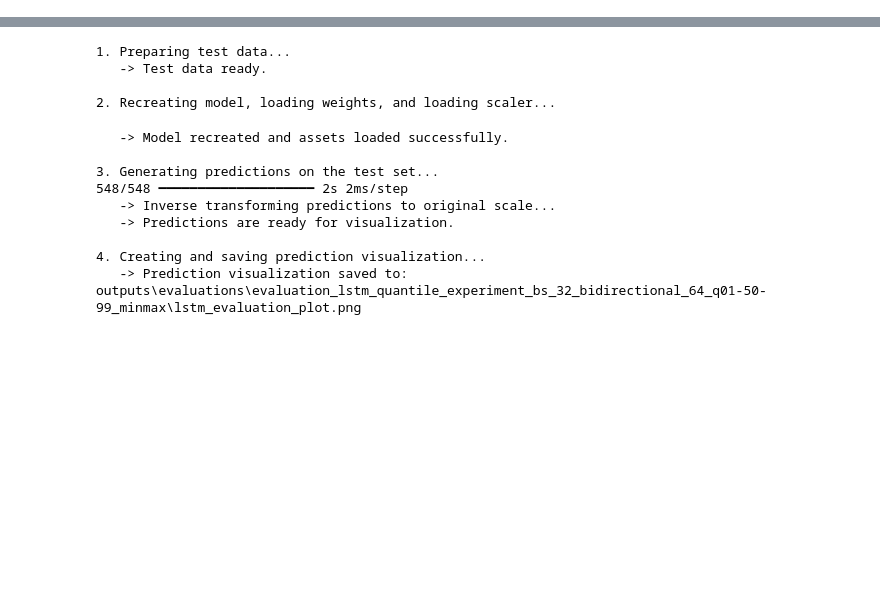
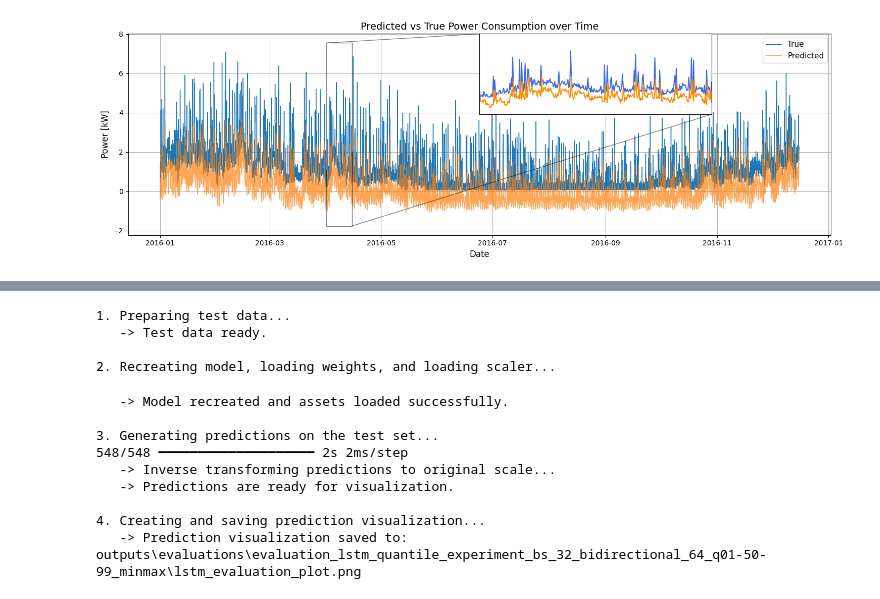
Before and after one commit to Antonin-MORENO/energy-forecasting-ml, a Jupyter notebook: notebooks/prediction_Vizualisation.ipynb, the cells around one changed output, grey strips where cells are left out. Saved outputs shown, nothing was run; the diff lists cells and outputs as text; code cells hidden in the pictures; blank space fills up the shorter version.

```diff
--- a/notebooks/prediction_Vizualisation.ipynb
+++ b/notebooks/prediction_Vizualisation.ipynb
@@ -128,49 +128,47 @@ plt.show()
 [figure]
 # %%
-# === IMPORTS ===
 import os
 import numpy as np
 import pandas as pd
 import matplotlib.pyplot as plt
+from matplotlib.dates import DateFormatter
+from matplotlib import rcParams
 import joblib
 from keras.optimizers import Adam
-from src.models.lstm_model import LSTMModel      # Custom LSTM class
-from src.data.data_handler import DataHandler    # Custom data handler for sequences
+from src.models.lstm_model import LSTMModel
+from src.data.data_handler import DataHandler
 
 # === PATHS ===
-# Define experiment name and path to model, scalers, and test CSV
 exp_name       = 'lstm_smartumass_multiappart_lag_temp_cyclical'
 base_dir       = os.path.join('D:/Data science/energy-forecasting-ml/outputs', 'experiments_UMass', exp_name)
 model_path     = os.path.join(base_dir, 'checkpoints', 'best_lstm_model.keras')
 scaler_x_path  = os.path.join(base_dir, 'x_scaler.pkl')
 scaler_y_path  = os.path.join(base_dir, 'y_scaler.pkl')
-csv_path_test  = 'D:/Data science/energy-forecasting-ml/data/processed/UMass Smart Dataset/test_ready_Apt75_2015.csv'
+csv_path_test  = 'D:/Data science/energy-forecasting-ml/data/processed/UMass Smart Dataset/test_apartment.csv'
 
-# === COLUMNS USED ===
-# Specify time column, target, and input features
+# === COLUMNS ===
 date_col      = 'time'
 target_col    = 'power [kW]'
 feature_cols  = ['power [kW]_lag_1', 'power [kW]_lag_24', 'power [kW]_lag_168', 'temperature',
                  'hour_sin', 'hour_cos', 'weekday_sin', 'weekday_cos', 'month_sin', 'month_cos']
 no_scale_cols = ['hour_sin', 'hour_cos', 'weekday_sin', 'weekday_cos', 'month_sin', 'month_cos']
 
-# === LOAD INPUT SCALER ===
-x_scaler = joblib.load(scaler_x_path)
-
-# === LOAD TEST DATA ===
+# === LOAD DATA ===
 df_test = pd.read_csv(csv_path_test, parse_dates=[date_col])
 X_test_ap = df_test[feature_cols].copy()
-y_test_ap = df_test[target_col].values  # Ground truth values
+y_test_ap = df_test[target_col].values
+test_dates = df_test[date_col].reset_index(drop=True)
 
-# === APPLY SCALING ON X TEST DATA ===
+# === SCALE FEATURES ===
+x_scaler = joblib.load(scaler_x_path)
 cols_to_scale = [c for c in feature_cols if c not in no_scale_cols]
 X_test_ap[cols_to_scale] = x_scaler.transform(X_test_ap[cols_to_scale])
 
-# === RECREATE FULL TEST SET WITH SCALED X AND ORIGINAL Y ===
+# === RECREATE SCALED TEST SET ===
 df_test_scaled = X_test_ap.copy()
-df_test_scaled[target_col] = y_test_ap  # Reattach unscaled target for sequence generation
+df_test_scaled[target_col] = y_test_ap
 
-# === CREATE SEQUENCES FROM THE SCALED TEST DATA ===
+# === CREATE SEQUENCES ===
 dh_test = DataHandler(
     csv_path=csv_path_test,
     date_col=date_col,
@@ -183,12 +181,9 @@ dh_test = DataHandler(
 )
 X_seq_te, X_stat_te, y_te = dh_test.create_sequences(df_test_scaled)
 
-# Prepare input dictionary (for models with multiple input branches)
-X_test_dict = {'seq_input': X_seq_te, 'static_input': X_stat_te}
-
-# === REINSTANTIATE THE LSTM MODEL USING TRAINING PARAMETERS ===
+# === LOAD MODEL ===
 params = {
-    'input_shape_seq': X_seq_te.shape[1:],  # shape = (timesteps, features)
+    'input_shape_seq': X_seq_te.shape[1:],
     'input_shape_stat': X_stat_te.shape[1] if X_stat_te is not None else 0,
     'lstm_units': 64,
     'dense_units': 256,
@@ -198,29 +193,45 @@ params = {
     'scale_mode': 'standard'
 }
 lstm_loaded = LSTMModel(params)
-
-# Load the trained model weights
 lstm_loaded.model.load_weights(model_path)
 
-# === LOAD TARGET SCALER ===
+# === PREDICTIONS ===
 y_scaler = joblib.load(scaler_y_path)
-lstm_loaded.y_scaler = y_scaler  # Attach it to the model for consistent inverse transform
+lstm_loaded.y_scaler = y_scaler
+y_pred_scaled = lstm_loaded.predict({'seq_input': X_seq_te, 'static_input': X_stat_te})
+y_pred = y_scaler.inverse_transform(y_pred_scaled.reshape(-1, 1)).ravel()
 
-# === MAKE PREDICTIONS ===
-y_pred = lstm_loaded.predict(X_test_dict)
+# === MATCH DATE LENGTH ===
+test_dates = test_dates.iloc[-len(y_pred):].reset_index(drop=True)
 
-# Inverse transform the predicted values back to original scale
-y_predi = y_scaler.inverse_transform(y_pred.reshape(-1, 1)).ravel()
+# === PLOT ===
+plt.style.use('default')
+rcParams.update({'axes.titlesize': 14, 'axes.labelsize': 12, 'legend.fontsize': 11})
+fig, ax = plt.subplots(figsize=(15, 5))
 
-# === PLOT PREDICTIONS VS TRUE VALUES ===
-plt.figure(figsize=(15, 5))
-plt.plot(y_te, label='True', linewidth=1.5)
-plt.plot(y_predi, label='Predicted', linewidth=1.2)
-plt.title('True vs Predicted Power Consumption (Test Set)')
-plt.xlabel('Time Step')  # Each point corresponds to a time step (e.g. hourly)
-plt.ylabel('Power [kW]')
-plt.legend()
-plt.grid(True)
+ax.plot(test_dates, y_te, label='True', linewidth=1)
+ax.plot(test_dates, y_pred, label='Predicted', linewidth=1, alpha=0.7)
+ax.set_title('Predicted vs True Power Consumption over Time')
+ax.set_xlabel('Date')
+ax.set_ylabel('Power [kW]')
+ax.legend()
+ax.grid(True)
+ax.xaxis.set_major_formatter(DateFormatter('%Y-%m'))
+
+# === ZOOM INSET ===
+zoom_start = pd.to_datetime('2016-04-01')
+zoom_end   = pd.to_datetime('2016-04-15')
+mask_zoom  = (test_dates >= zoom_start) & (test_dates <= zoom_end)
+
+axins = ax.inset_axes([0.5, 0.6, 0.33, 0.4])
+axins.plot(test_dates, y_te, color='royalblue')
+axins.plot(test_dates, y_pred, color='darkorange')
+axins.set_xlim(zoom_start, zoom_end)
+axins.set_ylim(min(y_te[mask_zoom]) - 2, max(y_te[mask_zoom]) + 2)
+axins.set_xticks([])
+axins.set_yticks([])
+ax.indicate_inset_zoom(axins, edgecolor="black")
+
 plt.tight_layout()
 plt.show()
 # %% [output]
@@ -230,0 +239 @@ The shape of the target variable and the shape of the target value in `variable.
+[figure, added]
```
Also changed, not shown: parts of 5 cells of this notebook, 2 other files.
